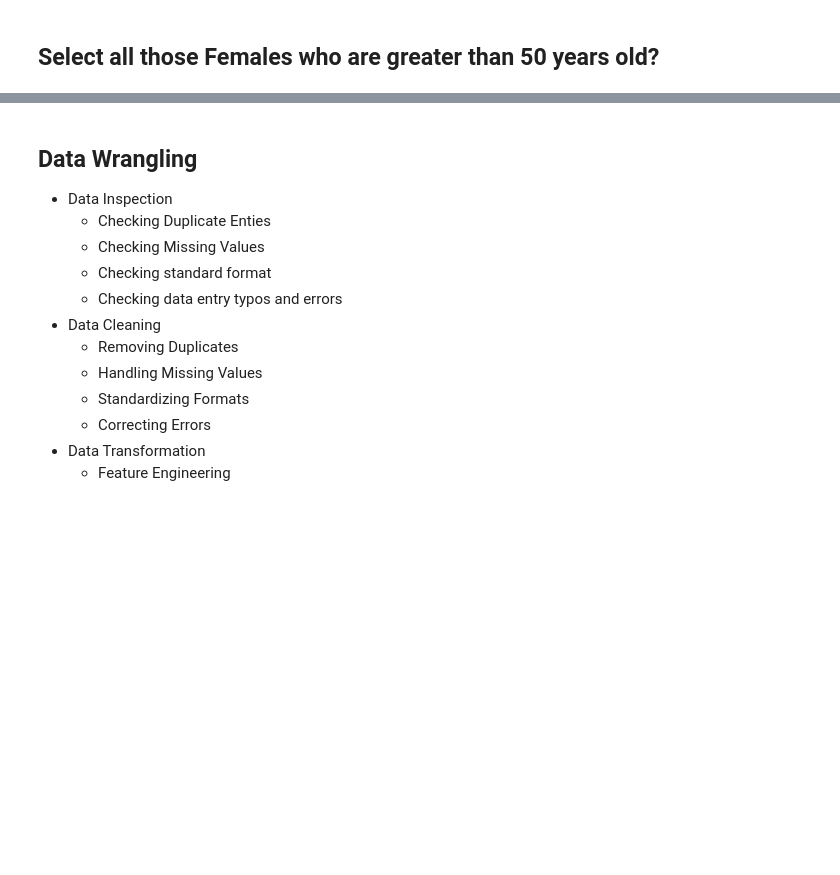
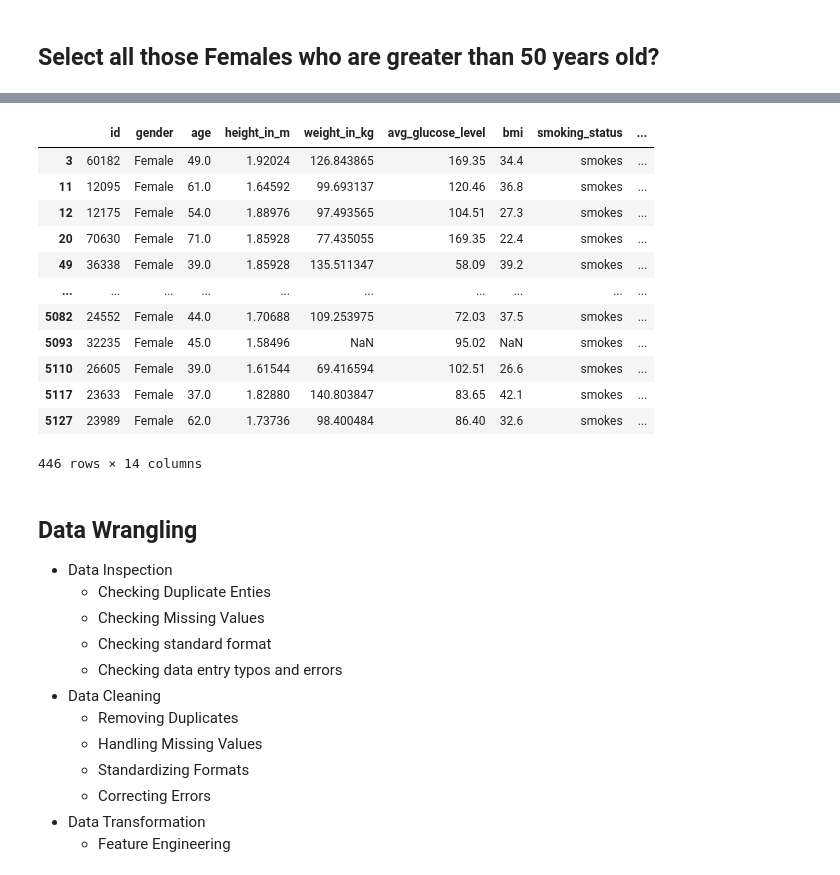
Before and after one commit to Neha-Shrestha/AI-Fellowship-Data-Wrangling, a Jupyter notebook: AI_FELLOWSHIP_Student_Notebook_Pandas_Data_Wrangling.ipynb, the cells around one changed output, grey strips where cells are left out. Saved outputs shown, nothing was run; the diff lists cells and outputs as text; code cells hidden in the pictures; blank space fills up the shorter version.

```diff
--- a/AI_FELLOWSHIP_Student_Notebook_Pandas_Data_Wrangling.ipynb
+++ b/AI_FELLOWSHIP_Student_Notebook_Pandas_Data_Wrangling.ipynb
@@ -198,3 +322,20 @@ df.describe()
+# %%
+# Find those females who smokes
+df.loc[(df['gender']=="Female") & (df['smoking_status']=="smokes")]
+# %% [output]
+|  | id | gender | age | height_in_m | weight_in_kg | avg_glucose_level | bmi | smoking_status | ... |
+| 3 | 60182 | Female | 49.0 | 1.92024 | 126.843865 | 169.35 | 34.4 | smokes | ... |
+| 11 | 12095 | Female | 61.0 | 1.64592 | 99.693137 | 120.46 | 36.8 | smokes | ... |
+| 12 | 12175 | Female | 54.0 | 1.88976 | 97.493565 | 104.51 | 27.3 | smokes | ... |
+| 20 | 70630 | Female | 71.0 | 1.85928 | 77.435055 | 169.35 | 22.4 | smokes | ... |
+| 49 | 36338 | Female | 39.0 | 1.85928 | 135.511347 | 58.09 | 39.2 | smokes | ... |
+| ... | ... | ... | ... | ... | ... | ... | ... | ... | ... |
+| 5082 | 24552 | Female | 44.0 | 1.70688 | 109.253975 | 72.03 | 37.5 | smokes | ... |
+| 5093 | 32235 | Female | 45.0 | 1.58496 | NaN | 95.02 | NaN | smokes | ... |
+| 5110 | 26605 | Female | 39.0 | 1.61544 | 69.416594 | 102.51 | 26.6 | smokes | ... |
+| 5117 | 23633 | Female | 37.0 | 1.82880 | 140.803847 | 83.65 | 42.1 | smokes | ... |
+| 5127 | 23989 | Female | 62.0 | 1.73736 | 98.400484 | 86.40 | 32.6 | smokes | ... |
+446 rows × 14 columns
 # %% [markdown]
 ## Data Wrangling
 
```
Also changed, not shown: parts of 9 cells of this notebook.
